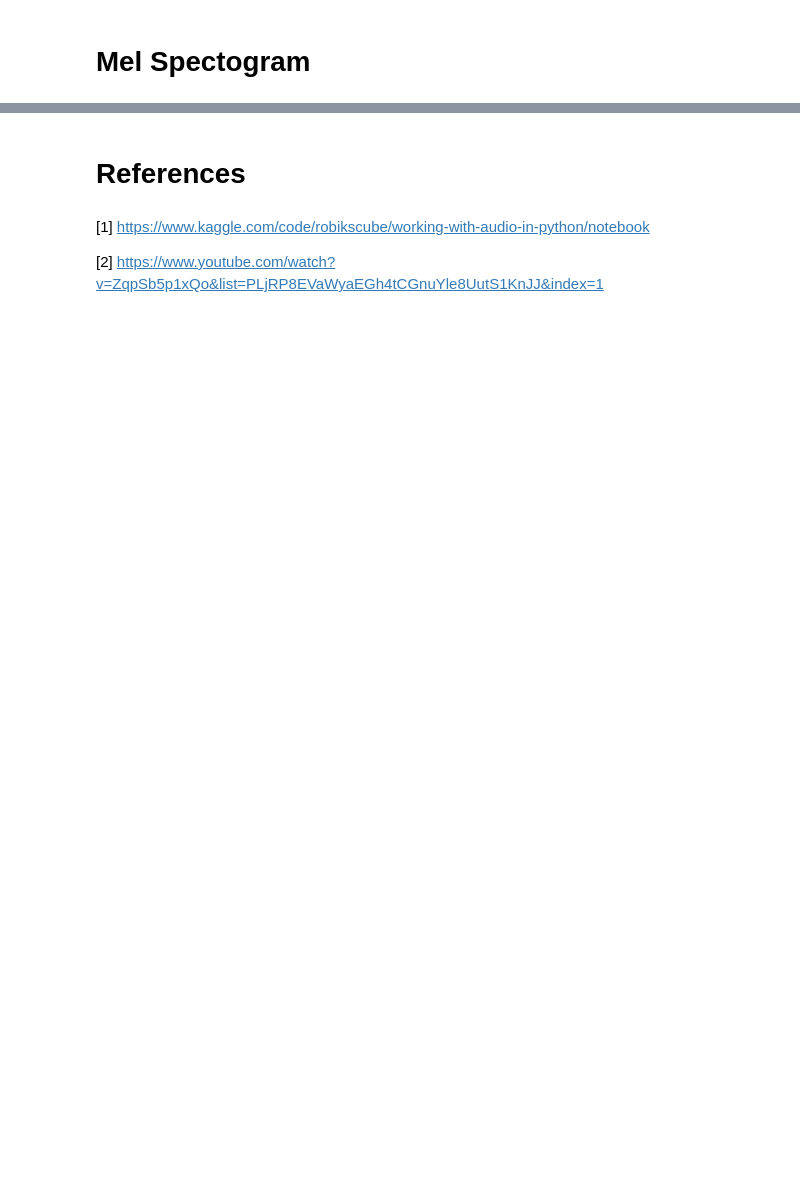
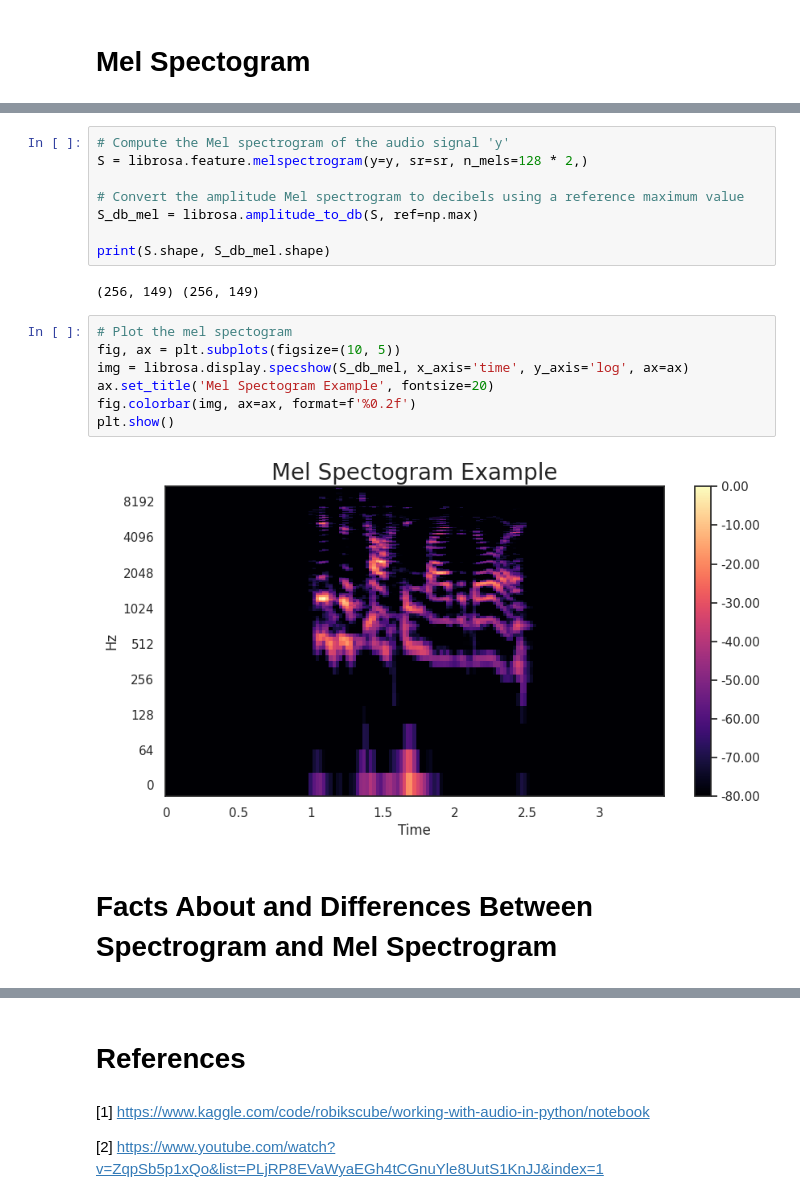
Before and after one commit to mehedihasanbijoy/PyTorch-Speech-Processing, a Jupyter notebook: Data Preprocessing/Data_Preprocessing_00.ipynb, the cells around one changed output, grey strips where cells are left out. Cells and saved outputs as stored; diff of their text form; blank space fills up the shorter version.

```diff
--- a/Data Preprocessing/Data_Preprocessing_00.ipynb
+++ b/Data Preprocessing/Data_Preprocessing_00.ipynb
@@ -323,0 +371,21 @@ plt.show()
+# %%
+# Compute the Mel spectrogram of the audio signal 'y'
+S = librosa.feature.melspectrogram(y=y, sr=sr, n_mels=128 * 2,)
+
+# Convert the amplitude Mel spectrogram to decibels using a reference maximum value
+S_db_mel = librosa.amplitude_to_db(S, ref=np.max)
+
+print(S.shape, S_db_mel.shape)
+# %% [output]
+(256, 149) (256, 149)
+# %%
+# Plot the mel spectogram
+fig, ax = plt.subplots(figsize=(10, 5))
+img = librosa.display.specshow(S_db_mel, x_axis='time', y_axis='log', ax=ax)
+ax.set_title('Mel Spectogram Example', fontsize=20)
+fig.colorbar(img, ax=ax, format=f'%0.2f')
+plt.show()
+# %% [output]
+[figure, added]
+# %% [markdown]
+# Facts About and Differences Between Spectrogram and Mel Spectrogram
```
Also changed, not shown: parts of 5 cells of this notebook.
